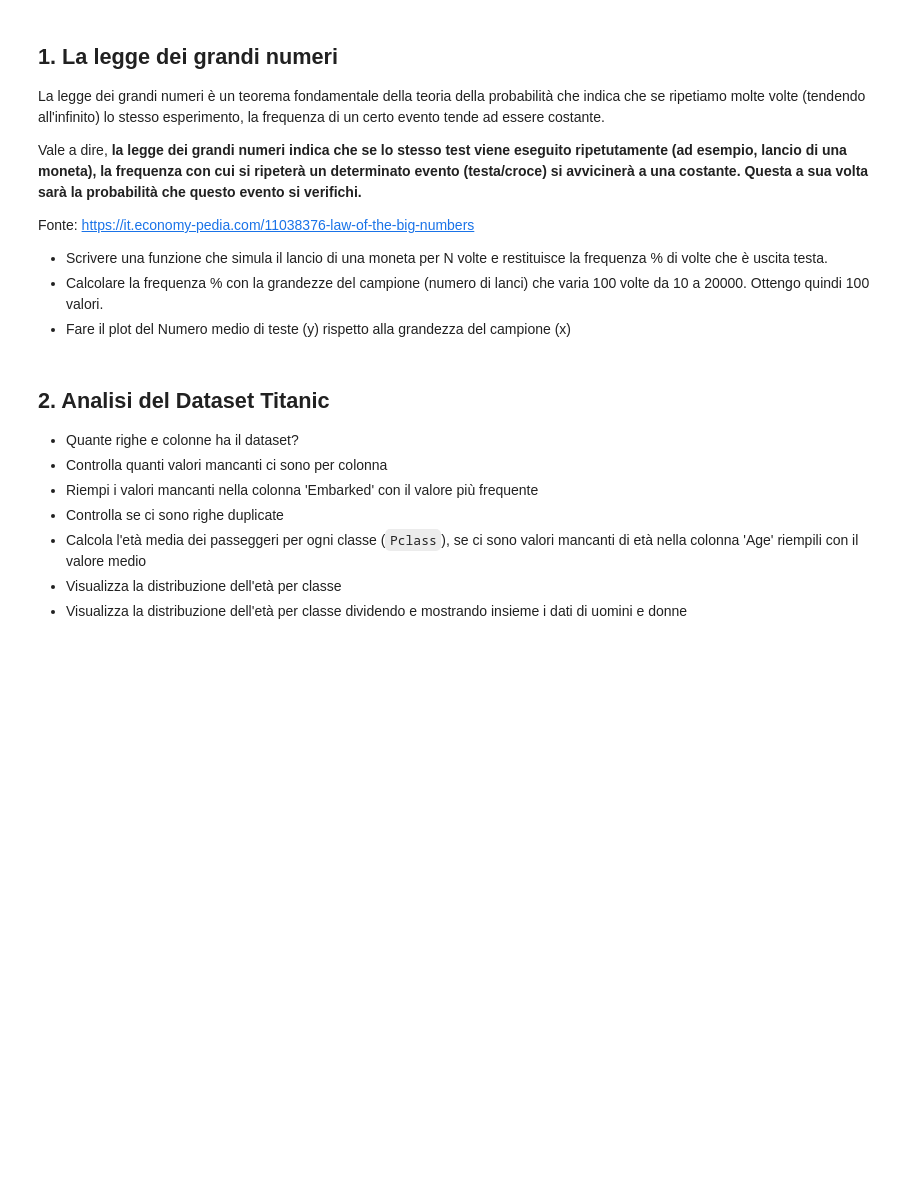
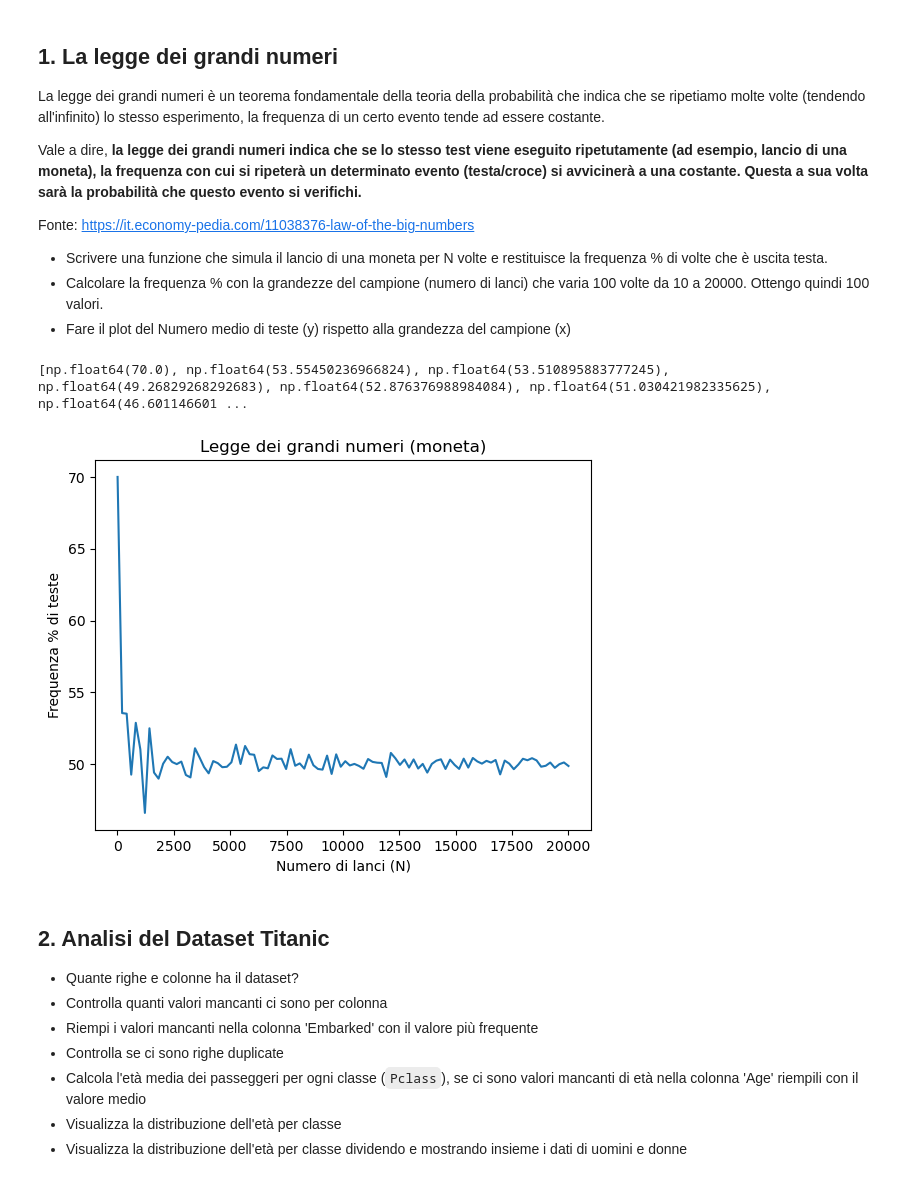
Before and after one commit to mattialuvisetto/ProgrammingLab, a Jupyter notebook: ESERCIZILAB2/5.4_Esercizi_lez_5.ipynb, the cells around one changed output. Saved outputs shown, nothing was run; the diff lists cells and outputs as text; code cells hidden in the pictures; blank space fills up the shorter version.

```diff
--- a/ESERCIZILAB2/5.4_Esercizi_lez_5.ipynb
+++ b/ESERCIZILAB2/5.4_Esercizi_lez_5.ipynb
@@ -10,6 +10,40 @@ Fonte: https://it.economy-pedia.com/11038376-law-of-the-big-numbers
 - Scrivere una funzione che simula il lancio di una moneta per N volte e restituisce la frequenza % di volte che è uscita testa.
 - Calcolare la frequenza % con la grandezze del campione (numero di lanci) che varia 100 volte da 10 a 20000. Ottengo quindi 100 valori.
 - Fare il plot del Numero medio di teste (y) rispetto alla grandezza del campione (x)
+# %%
+import numpy as np
+import matplotlib.pyplot as plt
+import seaborn as sns
+import random
+
+# 1.
+def coin_flip(N):
+    heads_count = 0
+    for flip in range (N):
+        result = random.randint(0,1)
+        if result == 1:
+            heads_count += 1
+
+    heads_freq = (heads_count / N) * 100
+    return heads_freq
+
+# 2.
+N_values = np.linspace(10, 20000, 100, dtype=int)
+
+freq_values = [coin_flip(N) for N in N_values]
+print(freq_values)
+
+# 3.
+sns.lineplot(x=N_values, y=freq_values)
+
+plt.title("Legge dei grandi numeri (moneta)")
+plt.xlabel("Numero di lanci (N)")
+plt.ylabel("Frequenza % di teste")
+
+plt.show()
+# %% [output]
+[np.float64(70.0), np.float64(53.55450236966824), np.float64(53.510895883777245), np.float64(49.26829268292683), np.float64(52.876376988984084), np.float64(51.030421982335625), np.float64(46.601146601 ...
+[figure, added]
 # %% [markdown]
 ## 2. Analisi del Dataset Titanic
 - Quante righe e colonne ha il dataset?
```
Also changed, not shown: parts of 15 cells of this notebook, 4 other files.
